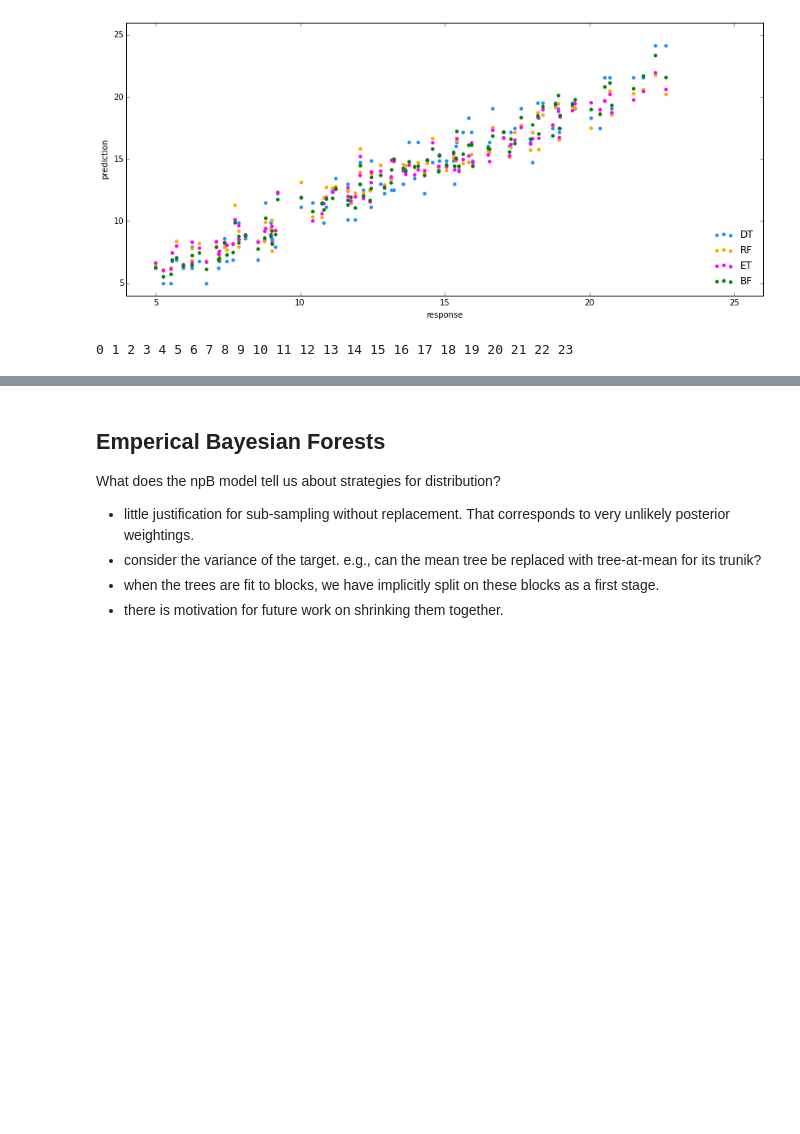
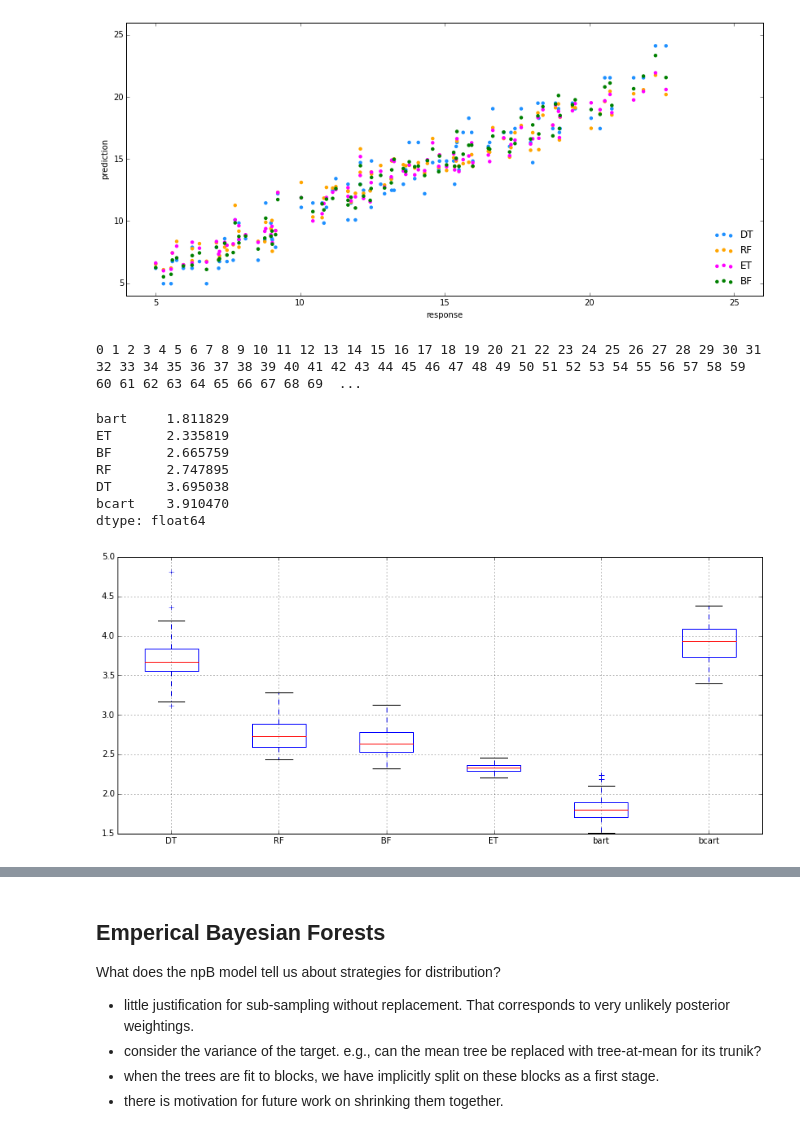
Before and after one commit to TaddyLab/bayesian-forest, a Jupyter notebook: bayesforest.ipynb, the cells around one changed output, grey strips where cells are left out. Drawn from its saved outputs; the diff is of its cells as text; code cells hidden in the pictures; blank space fills up the shorter version.

Commit message:
fried

```diff
--- a/bayesforest.ipynb
+++ b/bayesforest.ipynb
@@ -323,7 +317,7 @@ ne = 100
 n = 100
 p = 10
 B = 100
-msl = 1
+msl = 3
 fried_RMSE = {key: [] for key in ['DT','RF','ET','BF']}
 for b in range(B):
     ### data
@@ -359,7 +353,20 @@ for b in range(B):
     print(b,end=" ")
 
 fried_RMSE = pd.DataFrame(fried_RMSE)
-fried_RMSE.boxplot(return_type='axes')
-fried_RMSE.mean()
 # %% [output]
-0 1 2 3 4 5 6 7 8 9 10 11 12 13 14 15 16 17 18 19 20 21 22 23
+0 1 2 3 4 5 6 7 8 9 10 11 12 13 14 15 16 17 18 19 20 21 22 23 24 25 26 27 28 29 30 31 32 33 34 35 36 37 38 39 40 41 42 43 44 45 46 47 48 49 50 51 52 53 54 55 56 57 58 59 60 61 62 63 64 65 66 67 68 69  ...
+# %%
+## cobine with output from code/bart.R, since this is not implemented in python
+rdata = pd.read_table("graphs/bartfried.txt", sep=" ")
+fried_RMSE = pd.concat([fried_RMSE,rdata])
+fried_RMSE.boxplot(return_type='axes', column=['DT','RF','BF','ET','bart','bcart'])
+fried_RMSE.mean().sort(inplace=False)
+# %% [output]
+bart     1.811829
+ET       2.335819
+BF       2.665759
+RF       2.747895
+DT       3.695038
+bcart    3.910470
+dtype: float64
+[figure, added]
```
Also changed, not shown: parts of 40 cells of this notebook, 1 other file.
